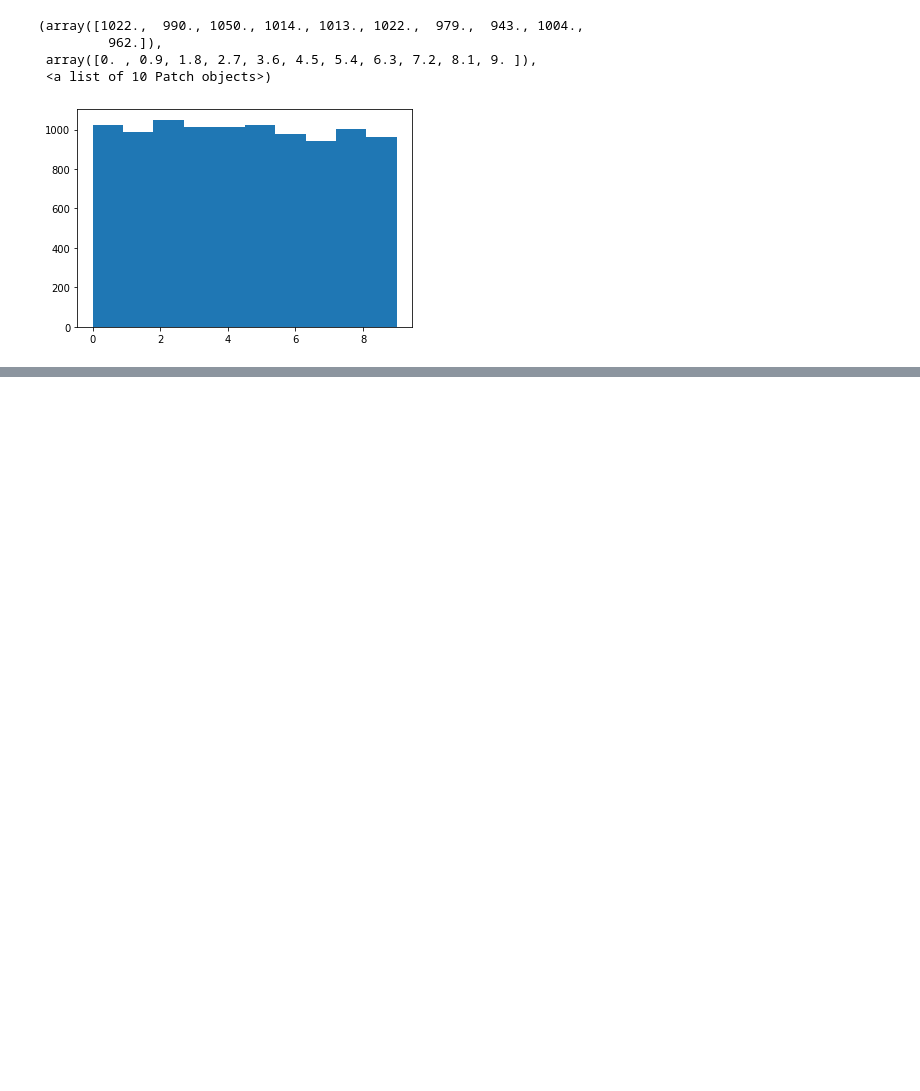
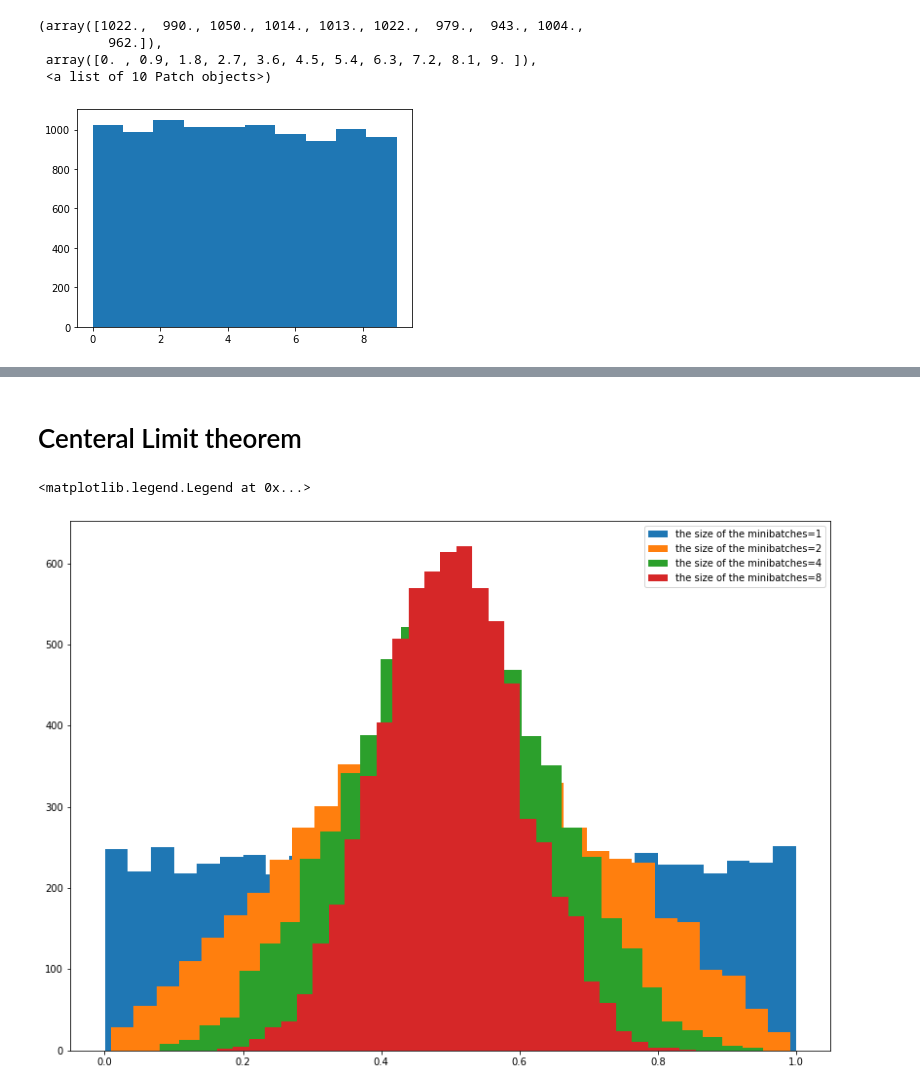
Before and after one commit to alifele/Montecarlo-and-Molecular-dynamics, a Jupyter notebook: Python/Random Numbers/Generating Random Numerrs.ipynb, the cells around one changed output, grey strips where cells are left out. Drawn from its saved outputs; the diff is of its cells as text; code cells hidden in the pictures; blank space fills up the shorter version.

```diff
--- a/Python/Random Numbers/Generating Random Numerrs.ipynb
+++ b/Python/Random Numbers/Generating Random Numerrs.ipynb
@@ -118,0 +132,22 @@ plt.hist(selected_rand, bins=10)
+# %% [markdown]
+# Centeral Limit theorem
+# %%
+plt.figure(figsize=(14,10))
+Q = 1000
+N = 7000
+counter=0
+Qlist = [2**i for i in range(4)]
+G_data=[]
+for Qsize in Qlist:
+    Q = Qsize
+    G_data = []
+    for i in range(N):
+        counter =0
+        for j in range(Q):
+            counter+=np.random.random()
+        G_data.append(counter/Q)
+    n,bins, patch = plt.hist(G_data,bins=30,label='the size of the minibatches={}'.format(Q))
+plt.legend()
+# %% [output]
+<matplotlib.legend.Legend at 0x...>
+[figure, added]
```
Also changed, not shown: parts of 10 cells of this notebook, 2 other files.
